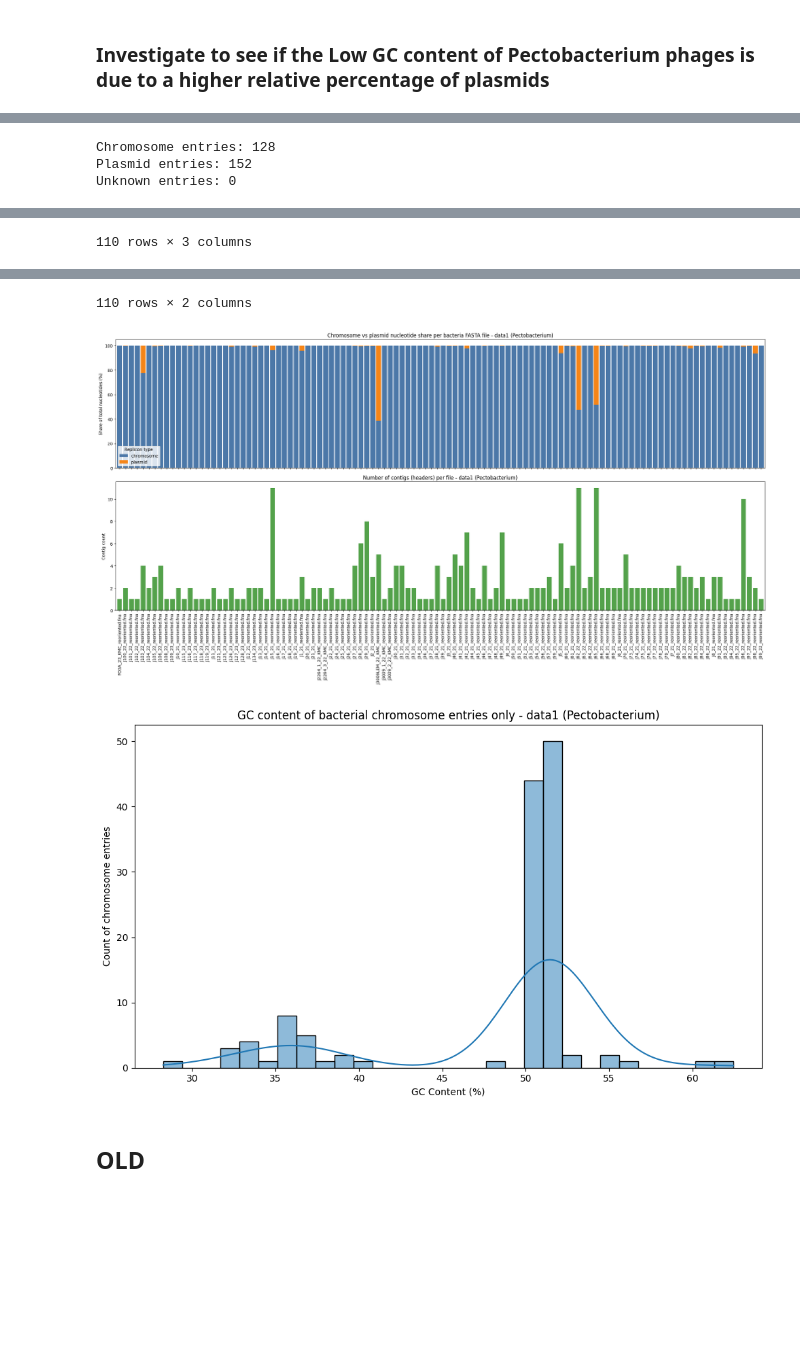
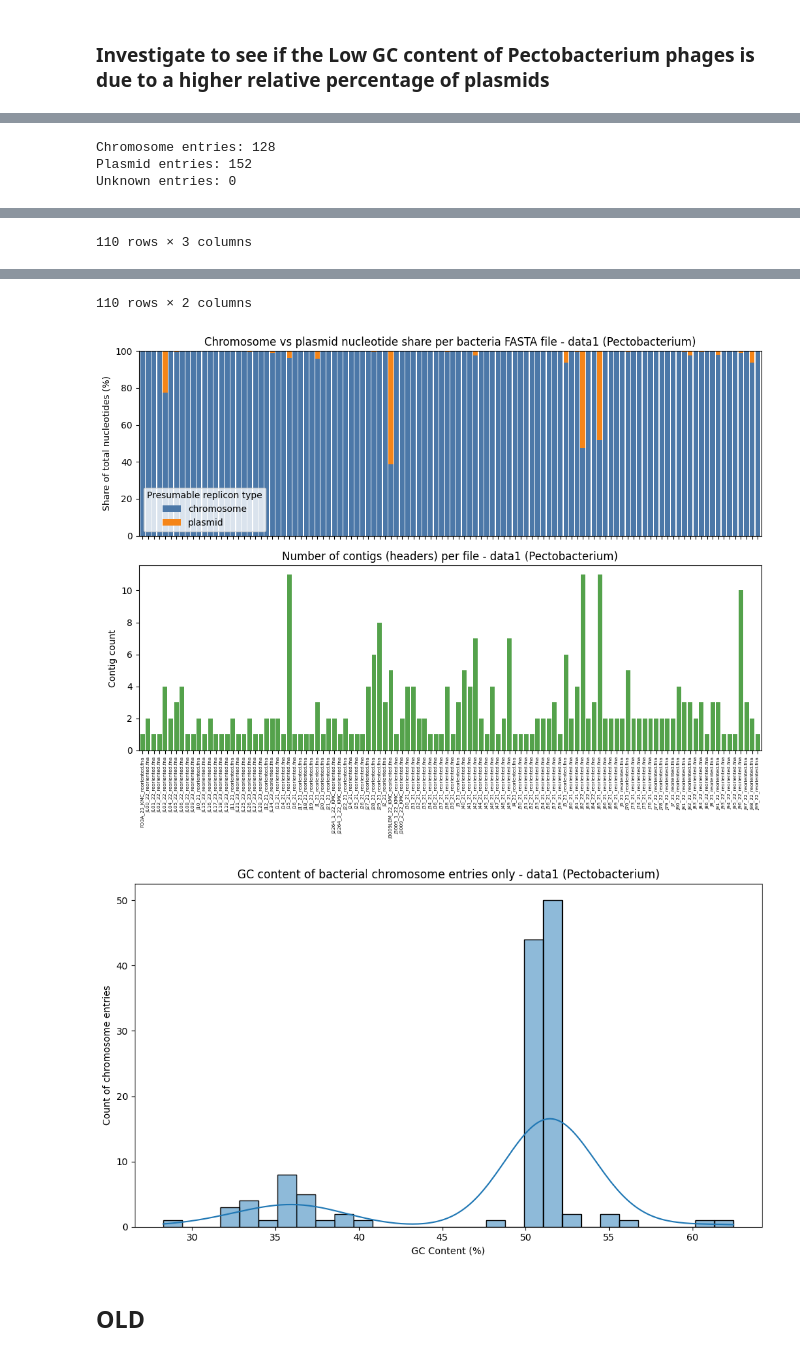
Before and after one commit to azzy72/PredictPhagePPI, a Jupyter notebook: notebooks/bact_eda.ipynb, the cells around one changed output, grey strips where cells are left out. Cells and saved outputs as stored; diff of their text form; code cells hidden in the pictures; blank space fills up the shorter version.

```diff
--- a/notebooks/bact_eda.ipynb
+++ b/notebooks/bact_eda.ipynb
@@ -534,7 +534,7 @@ replicon_summary_pct = replicon_summary[["chromosome", "plasmid"]].div(replicon_
 display(replicon_summary.round(2))
 display(replicon_summary_pct.round(2))
 
-fig, (ax1, ax2) = plt.subplots(2, 1, figsize=(max(8, len(replicon_summary_pct) * 0.15 + 6), 12), sharex=True)
+fig, (ax1, ax2) = plt.subplots(2, 1, figsize=(max(8, len(replicon_summary_pct) * 0.04 + 6), 8), sharex=True)
 
 # Left: stacked nucleotide share
 replicon_summary_pct.sort_index().plot(
@@ -547,18 +547,17 @@ replicon_summary_pct.sort_index().plot(
 ax1.set_ylabel("Share of total nucleotides (%)")
 ax1.set_xlabel("Bacteria FASTA file")
 ax1.set_title("Chromosome vs plasmid nucleotide share per bacteria FASTA file - data1 (Pectobacterium)")
-ax1.legend(title="Replicon type")
-ax1.tick_params(axis="x", rotation=90)
+ax1.legend(title="Presumable replicon type", loc="lower left")
+ax1.tick_params(axis="x", rotation=90, labelsize=5.3)
 
 # Right: count of headers (contigs) per file
 replicon_counts = replicon_df.groupby("source_file").size()
-# ensure same ordering as left plot
 replicon_counts = replicon_counts.reindex(replicon_summary_pct.sort_index().index).fillna(0)
 replicon_counts.plot(kind="bar", ax=ax2, color="#54A24B", width=0.8)
 ax2.set_ylabel("Contig count")
 ax2.set_xlabel("")
 ax2.set_title("Number of contigs (headers) per file - data1 (Pectobacterium)")
-ax2.tick_params(axis="x", rotation=90)
+ax2.tick_params(axis="x", rotation=90, labelsize=5.3)
 
 plt.tight_layout()
 plt.savefig("../fig/bacteria_replicon_composition.png", dpi=300, bbox_inches="tight")
@@ -584,34 +583,34 @@ Chromosome entries: 128
 Plasmid entries: 152
 Unknown entries: 0
 | replicon_type | chromosome | plasmid | total |
 | source_file |  |  |  |
 | FO3A_23_KMC_reoriented.fna | 5010387 | 0 | 5010387 |
 | J100_22_reoriented.fna | 5036188 | 15783 | 5051971 |
 | J101_22_reoriented.fna | 6445171 | 0 | 6445171 |
 | J102_22_reoriented.fna | 5036868 | 0 | 5036868 |
 | J103_22_reoriented.fna | 4025717 | 1164776 | 5190493 |
 | ... | ... | ... | ... |
 | J95_22_reoriented.fna | 4964210 | 0 | 4964210 |
 | J96_22_reoriented.fna | 5056856 | 44900 | 5101756 |
 | J97_22_reoriented.fna | 5052391 | 15468 | 5067859 |
 | J98_22_reoriented.fna | 4716984 | 319569 | 5036553 |
 | J99_22_reoriented.fna | 4944451 | 0 | 4944451 |
 110 rows × 3 columns
 | replicon_type | chromosome | plasmid |
 | source_file |  |  |
 | FO3A_23_KMC_reoriented.fna | 100.00 | 0.00 |
 | J100_22_reoriented.fna | 99.69 | 0.31 |
 | J101_22_reoriented.fna | 100.00 | 0.00 |
 | J102_22_reoriented.fna | 100.00 | 0.00 |
 | J103_22_reoriented.fna | 77.56 | 22.44 |
 | ... | ... | ... |
 | J95_22_reoriented.fna | 100.00 | 0.00 |
 | J96_22_reoriented.fna | 99.12 | 0.88 |
 | J97_22_reoriented.fna | 99.69 | 0.31 |
 | J98_22_reoriented.fna | 93.66 | 6.34 |
 | J99_22_reoriented.fna | 100.00 | 0.00 |
 110 rows × 2 columns
-[figure, old version]
+[figure, new version]
 [figure]
 # %% [markdown]
 ## OLD
```
Also changed, not shown: parts of 3 cells of this notebook, 19 other files.
